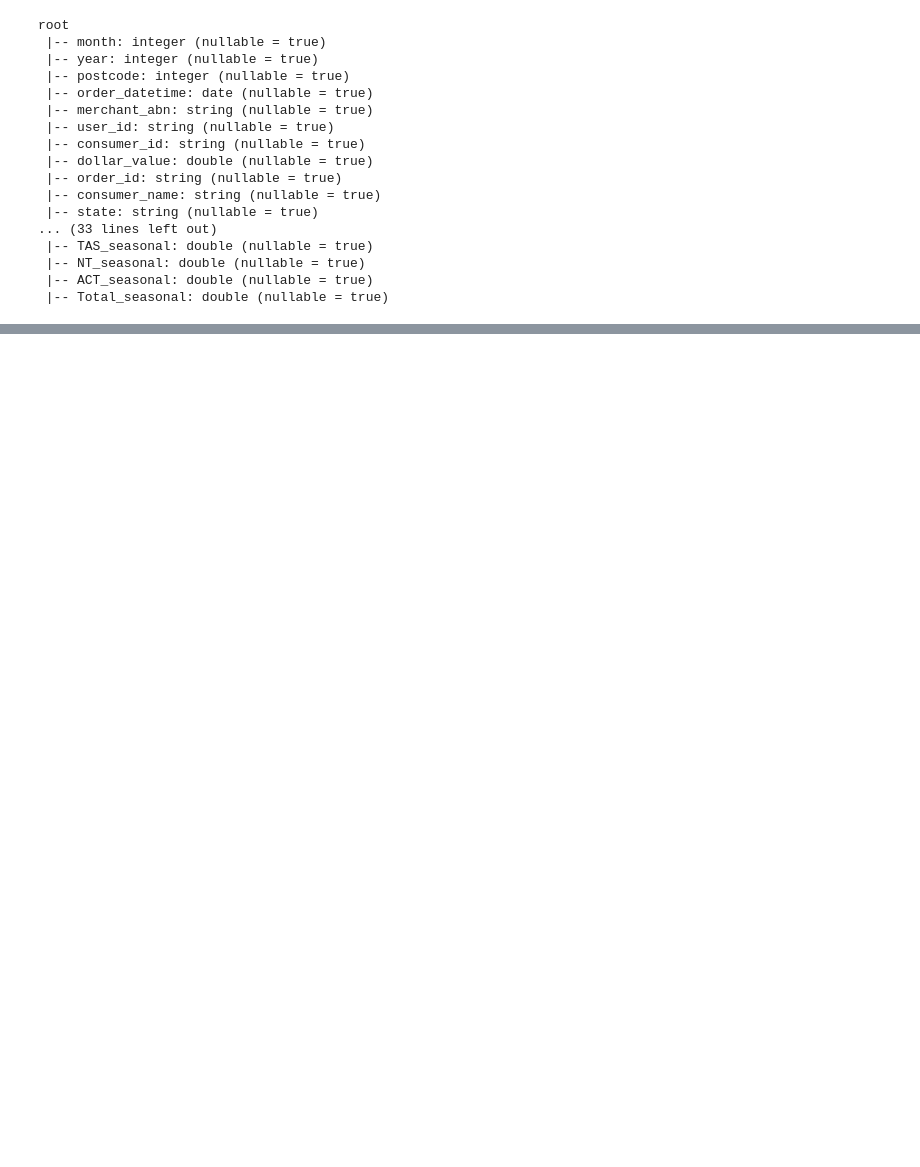
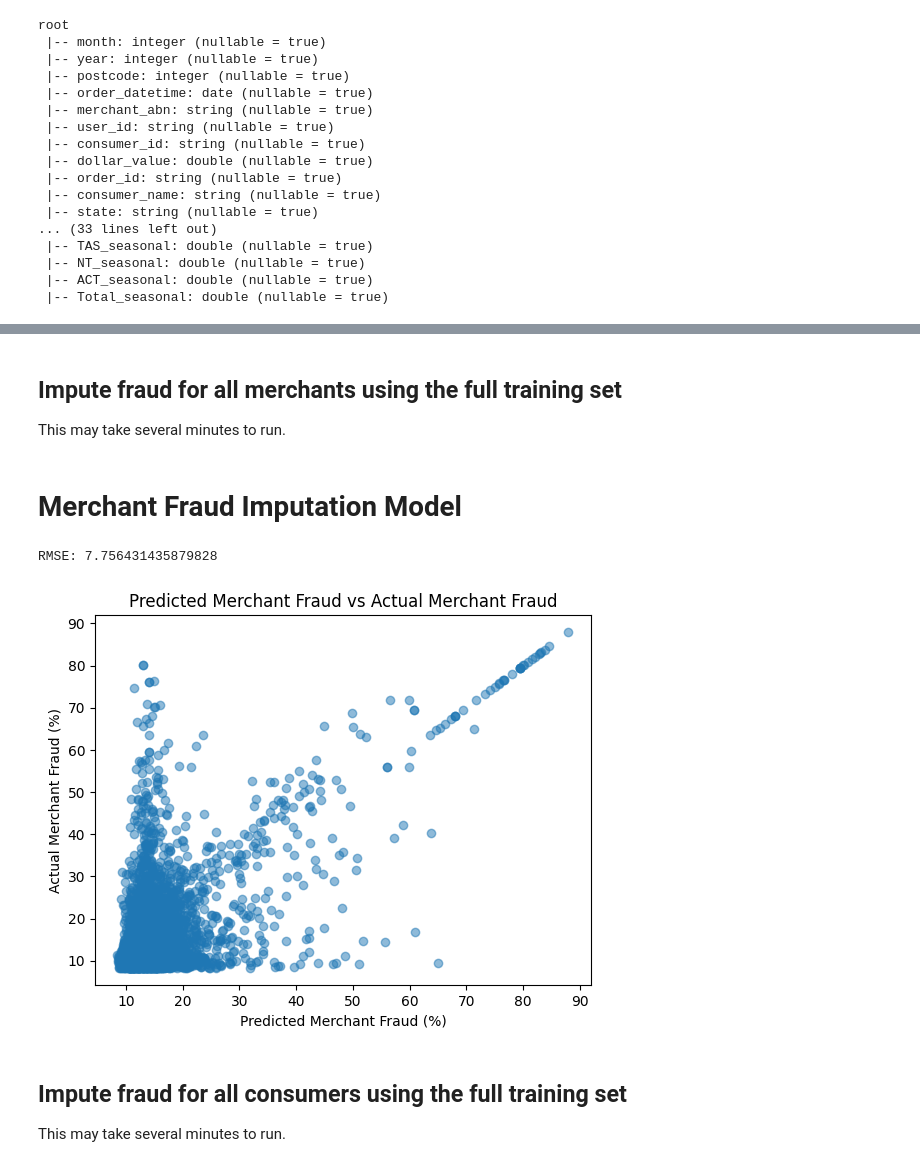
Before and after one commit to MAST30034-AppliedDataScience/project-2-group-buy-now-pay-later-industry-project-30, a Jupyter notebook: notebooks/imputation.ipynb, the cells around one changed output, grey strips where cells are left out. Saved outputs shown, nothing was run; the diff lists cells and outputs as text; code cells hidden in the pictures; blank space fills up the shorter version.

Commit message:
Add imputation code

```diff
--- a/notebooks/imputation.ipynb
+++ b/notebooks/imputation.ipynb
@@ -24,8 +34,8 @@ spark = (
     .config("spark.sql.repl.eagerEval.enabled", True)
     .config("spark.sql.parquet.cacheMetadata", "true")
     .config("spark.sql.session.timeZone", "Etc/UTC")
-    .config('spark.driver.memory', '4g')
-    .config('spark.executor.memory', '2g')
+    .config('spark.driver.memory', '9g')
+    .config('spark.executor.memory', '6g')
     .getOrCreate()
 )
 # %% [output]
@@ -166 +157,4 @@ plt.show()
+# %% [markdown]
+## Impute fraud for all merchants using the full training set
+This may take several minutes to run.
 # %%
@@ -178,6 +171,7 @@ transactions.to_parquet("../data/curated/transactions_merchant.parquet")
+# %% [markdown]
+# Merchant Fraud Imputation Model
 # %%
-# Impute consumer fraud probabilities
-transactions = spark.read.parquet("../data/curated/transactions_merchant.parquet")
+transactions = spark.read.parquet("../data/curated/transactions_merchant_imputed.parquet")
 
 categories = transactions.select('tags').distinct().toPandas().dropna().astype("string")['tags'].to_list()
 transactions = transactions.where(F.col("fraud_probability").isNotNull()).toPandas()
@@ -199,31 +193,37 @@ preprocessor = ColumnTransformer(
         ('dollar_value', Pipeline([
             ('imputer', SimpleImputer(strategy='mean')),
             ('scaler', StandardScaler()),
         ]), [columns.index('dollar_value')]), # dollar value
         ('take_rate', Pipeline([
             ('imputer', SimpleImputer(strategy='mean')),
             ('scaler', StandardScaler()),
         ]), [columns.index('take_rate')]) # take rate
     ]
 )
 
 knn = KNeighborsRegressor(n_neighbors=int(math.sqrt(len(transactions)) / 2), weights='distance', p=1)
 
 pipeline = Pipeline(steps=[
     ('preprocessor', preprocessor),
     ('knn', knn)
 ])
 
 X = transactions.drop('fraud_probability', axis=1)
 y = transactions['fraud_probability']
 X_train, X_test, y_train, y_test = train_test_split(X, y, test_size=0.1)
 
 pipeline.fit(X_train, y_train)
 
 # Display graph of predicted vs actual
 plt.scatter(pipeline.predict(X_test), y_test, alpha=0.5)
 plt.title("Predicted Merchant Fraud vs Actual Merchant Fraud")
 plt.ylabel('Actual Merchant Fraud (%)')
 plt.xlabel("Predicted Merchant Fraud (%)")
 print(f"RMSE: {root_mean_squared_error(y_test, pipeline.predict(X_test))}")
+# %% [output]
+RMSE: 7.756431435879828
+[figure, added]
+# %% [markdown]
+## Impute fraud for all consumers using the full training set
+This may take several minutes to run.
 # %%
```
Also changed, not shown: parts of 23 cells of this notebook, 7 other files.
